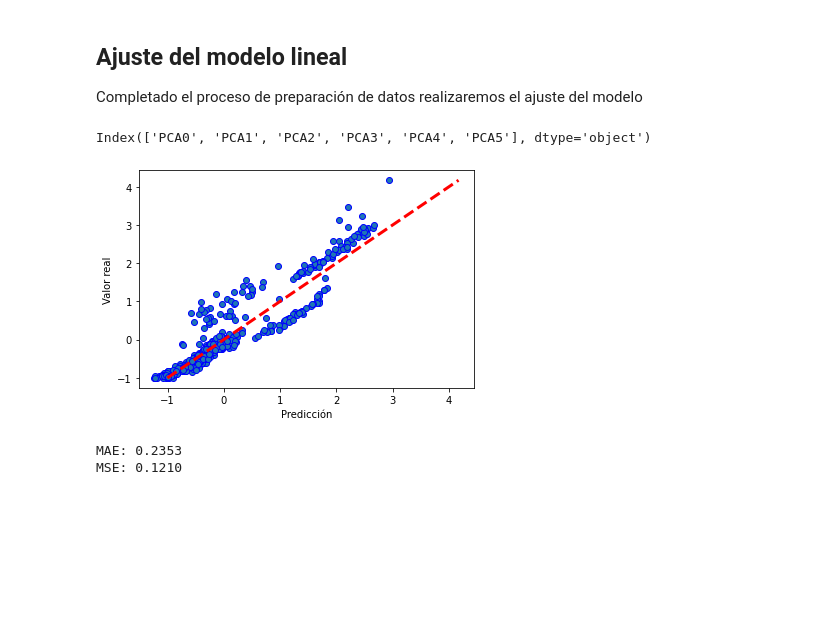
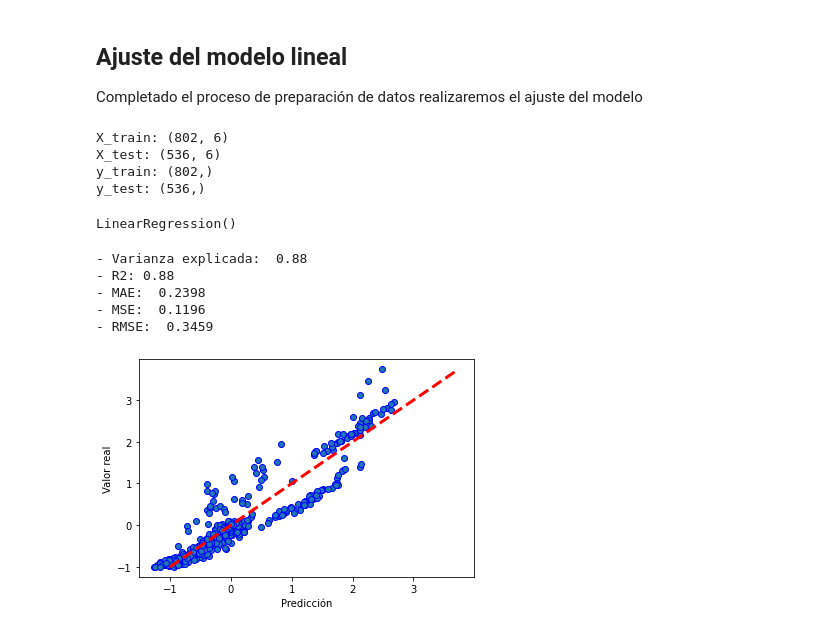
Before and after one commit to txusser/Master_IA_Sanidad, a Jupyter notebook: Modulo_2/2_3_4_Proyecto_Regresion_Lineal.ipynb, the cells around one changed output. Drawn from its saved outputs; the diff is of its cells as text; code cells hidden in the pictures; blank space fills up the shorter version.

```diff
--- a/Modulo_2/2_3_4_Proyecto_Regresion_Lineal.ipynb
+++ b/Modulo_2/2_3_4_Proyecto_Regresion_Lineal.ipynb
@@ -148,34 +152,60 @@ PCA5  0.0  3.747003e-16  3.122502e-17  7.705989e-14  1.257675e-15  1.000000e+00
 Completado el proceso de preparación de datos realizaremos el ajuste del modelo
 # %%
 from sklearn.model_selection import train_test_split
+# Las características que vamos a analizar son las seleccionados con PCA
 pca_features = df_pca.columns
-print(pca_features)
 X = df_pca[pca_features]
 y = df_s['charges']
 
 # Usamos la funcion propia de sklearn para dividir los datos para
 # entrenamiento y prueba
 X_train, X_test, y_train, y_test = train_test_split(X, y, test_size=0.4)
-
-from sklearn.linear_model import LinearRegression
-lm = LinearRegression()
-lm.fit(X_train ,y_train)
-
-predictions = lm.predict(X_test)
-
-fig, ax = plt.subplots()
-ax.scatter(predictions, y_test, edgecolors=(0, 0, 1))
-ax.plot([y_test.min(), y_test.max()], [y_test.min(), y_test.max()], 'r--', lw=3)
-ax.set_xlabel('Predicción')
-ax.set_ylabel('Valor real')
-plt.show()
+print("X_train:", X_train.shape)
+print("X_test:", X_test.shape)
+print("y_train:", y_train.shape)
+print("y_test:", y_test.shape)
 # %% [output]
-Index(['PCA0', 'PCA1', 'PCA2', 'PCA3', 'PCA4', 'PCA5'], dtype='object')
+X_train: (802, 6)
+X_test: (536, 6)
+y_train: (802,)
+y_test: (536,)
-[figure, removed]
-# %%
-from sklearn import metrics
-print("MAE: {:.4f}".format(metrics.mean_absolute_error(y_test, predictions)))
-print("MSE: {:.4f}".format(metrics.mean_squared_error(y_test, predictions)))
-# %% [output]
-MAE: 0.2353
-MSE: 0.1210
+# %%
+# Exponemos el conjunto de entrenamiento al modelo de regresión lineal
+from sklearn.linear_model import LinearRegression
+lm = LinearRegression()
+lm.fit(X_train, y_train)
+# %% [output]
+LinearRegression()
+# %%
+# Para obtener descriptores del ajuste utilizamos funciones de Sci-kit learn y
+# calculamos las predicciones del modelo sobre el conjunto de prueba
+
+from sklearn import metrics
+y_pred = lm.predict(X_test)
+
+evar = metrics.explained_variance_score(y_test, y_pred)
+r2 = metrics.r2_score(y_test, y_pred)
+mae = metrics.mean_absolute_error(y_test, y_pred)
+mse = metrics.mean_squared_error(y_test, y_pred)
+
+print('- Varianza explicada: ', round(evar, 2))
+print("- R2:", round(r2, 2))
+print('- MAE: ', round(mae, 4))
+print('- MSE: ', round(mse,4))
+print('- RMSE: ', round(np.sqrt(mse), 4))
+# %% [output]
+- Varianza explicada:  0.88
+- R2: 0.88
+- MAE:  0.2398
+- MSE:  0.1196
+- RMSE:  0.3459
+# %%
+# Finalmente representamos la recta de regresión del modelo
+fig, ax = plt.subplots()
+ax.scatter(y_pred, y_test, edgecolors=(0, 0, 1))
+ax.plot([y_test.min(), y_test.max()], [y_test.min(), y_test.max()], 'r--', lw=3)
+ax.set_xlabel('Predicción')
+ax.set_ylabel('Valor real')
+plt.show()
+# %% [output]
+[figure, added]
```
Also changed, not shown: parts of 6 cells of this notebook.
